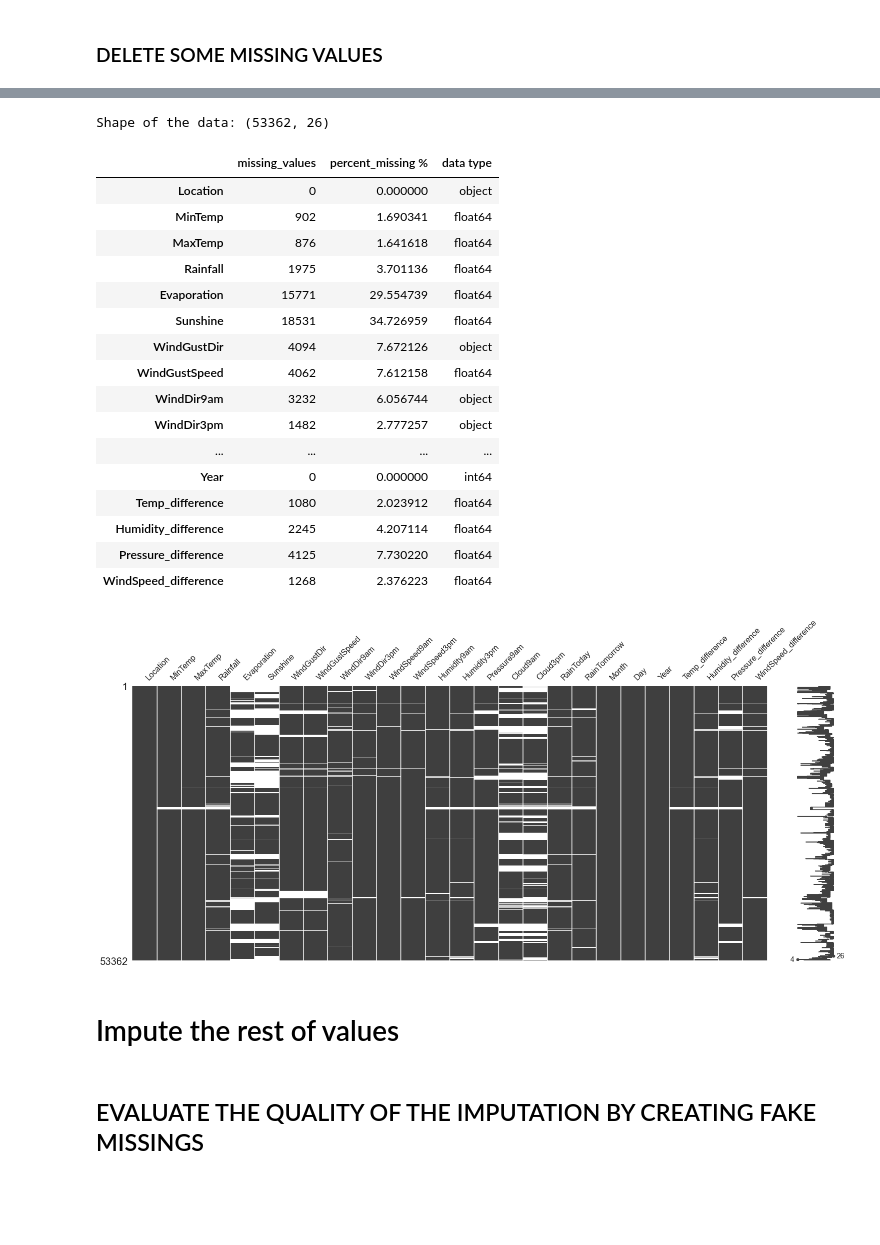
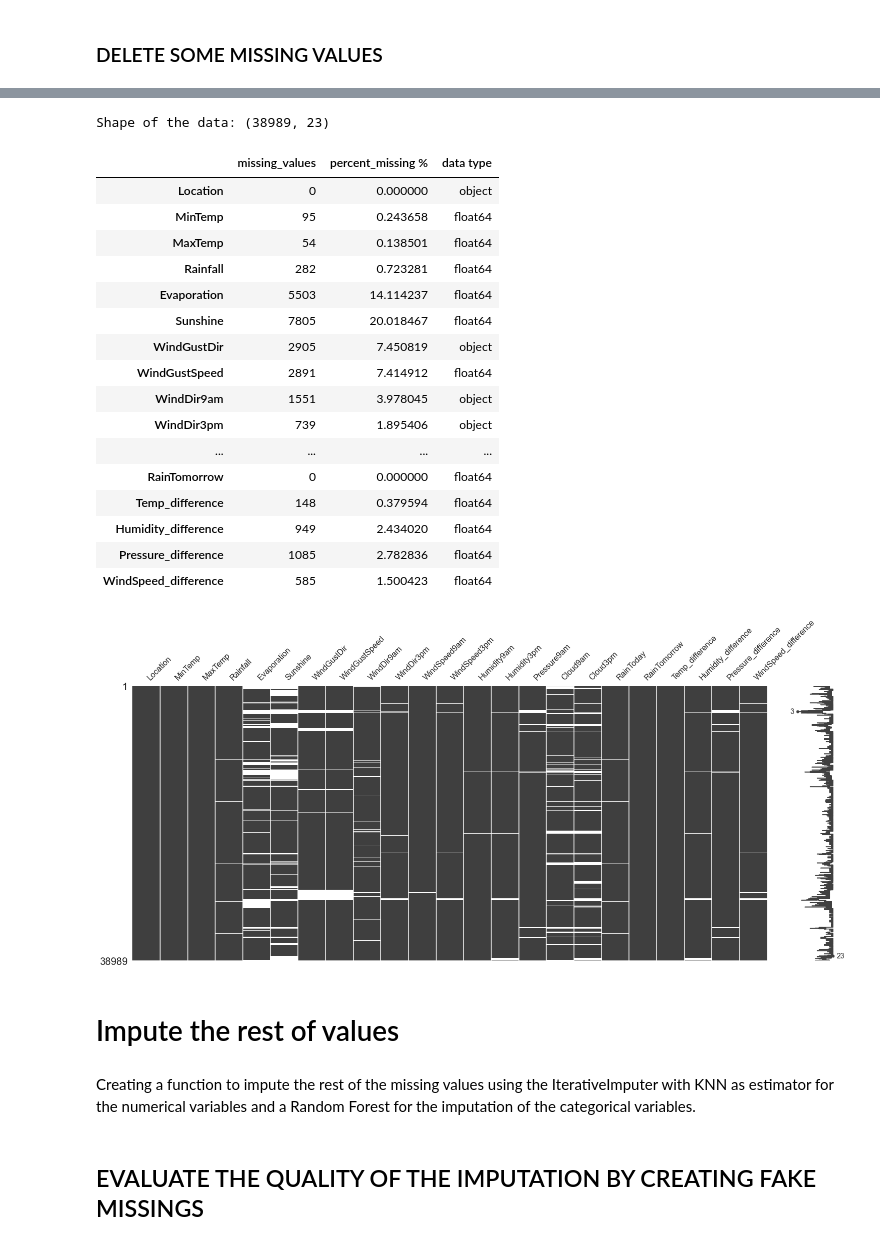
Before and after one commit to rogerbaiges/MLP-Model-Improvement-Project, a Jupyter notebook: src/MLP-improvement.ipynb, the cells around one changed output, grey strips where cells are left out. Saved outputs shown, nothing was run; the diff lists cells and outputs as text; code cells hidden in the pictures; blank space fills up the shorter version.

```diff
--- a/src/MLP-improvement.ipynb
+++ b/src/MLP-improvement.ipynb
@@ -232,2 +289,2 @@ Also remove the date variables, as they don't
 # %%
-rain_data.drop(['Temp3pm', 'Pressure3pm', 'Temp9am', 'Month', 'Date', 'Year'], axis = 1, inplace = True)
+rain_data.drop(['Temp3pm', 'Pressure3pm', 'Temp9am'], axis = 1, inplace = True)
@@ -234 +295,3 @@ rain_data.drop(['Temp3pm', 'Pressure3pm', 'Temp9am', 'Month', 'Date', 'Year'], a
+# %%
+rain_data.drop(['Day', 'Month', 'Year'], axis = 1, inplace = True)
 # %% [markdown]
@@ -305,46 +376,57 @@ missing_data
 # %%
+# Deleting the rows with missing values in the target variable RainTomorrow
+
+rain_data.dropna(subset=['RainTomorrow'], inplace=True)
+
+
 # Find the rows with missing values in the variables Evaporation and Sunshine
 
-mask = rain_data['Evaporation'].isna() & rain_data['Sunshine'].isna()
+mask_evaporation_sunshine = rain_data['Evaporation'].isna() & rain_data['Sunshine'].isna()
+indices_with_na_ES = rain_data[mask_evaporation_sunshine].index # Select the indexes of the rows with missing values
+num_to_remove = int(0.7 * len(indices_with_na_ES)) # Calculate the number of rows to remove
+indices_to_remove_ES = np.random.choice(indices_with_na_ES, num_to_remove, replace=False) # Select randomly the indexes of the rows to remove
+rain_data.drop(indices_to_remove_ES, inplace=True) # Remove the rows with missing values
 
-# Select the indexes of the rows with missing values
-indices_with_na = rain_data[mask].index
 
-# Calculate the number of rows to remove
-num_to_remove = int(0.5 * len(indices_with_na))
 
-# Select randomly the indexes of the rows to remove
-indices_to_remove = np.random.choice(indices_with_na, num_to_remove, replace=False)
+# Doing the same for the variables Cloud9am and Cloud3pm
 
-# Delete the rows with missing values
-rain_data.drop(indices_to_remove, inplace=True)
+mask_cloud9am_cloud3pm = rain_data['Cloud9am'].isna() & rain_data['Cloud3pm'].isna()
+indices_with_na_CC = rain_data[mask_cloud9am_cloud3pm].index
+num_to_remove = int(0.7 * len(indices_with_na_CC))
+indices_to_remove_CC = np.random.choice(indices_with_na_CC, num_to_remove, replace=False)
+rain_data.drop(indices_to_remove_CC, inplace=True)
+
+
 
 msno.matrix(rain_data)
 missing_data = create_missing_data_frame(rain_data)
 print(f'Shape of the data: {rain_data.shape}')
 missing_data
 # %% [output]
-Shape of the data: (53362, 26)
+Shape of the data: (38989, 23)
 |  | missing_values | percent_missing % | data type |
 | Location | 0 | 0.000000 | object |
-| MinTemp | 902 | 1.690341 | float64 |
-| MaxTemp | 876 | 1.641618 | float64 |
-| Rainfall | 1975 | 3.701136 | float64 |
-| Evaporation | 15771 | 29.554739 | float64 |
-| Sunshine | 18531 | 34.726959 | float64 |
-| WindGustDir | 4094 | 7.672126 | object |
-| WindGustSpeed | 4062 | 7.612158 | float64 |
-| WindDir9am | 3232 | 6.056744 | object |
-| WindDir3pm | 1482 | 2.777257 | object |
+| MinTemp | 95 | 0.243658 | float64 |
+| MaxTemp | 54 | 0.138501 | float64 |
+| Rainfall | 282 | 0.723281 | float64 |
+| Evaporation | 5503 | 14.114237 | float64 |
+| Sunshine | 7805 | 20.018467 | float64 |
+| WindGustDir | 2905 | 7.450819 | object |
+| WindGustSpeed | 2891 | 7.414912 | float64 |
+| WindDir9am | 1551 | 3.978045 | object |
+| WindDir3pm | 739 | 1.895406 | object |
 | ... | ... | ... | ... |
-| Year | 0 | 0.000000 | int64 |
-| Temp_difference | 1080 | 2.023912 | float64 |
-| Humidity_difference | 2245 | 4.207114 | float64 |
-| Pressure_difference | 4125 | 7.730220 | float64 |
-| WindSpeed_difference | 1268 | 2.376223 | float64 |
+| RainTomorrow | 0 | 0.000000 | float64 |
+| Temp_difference | 148 | 0.379594 | float64 |
+| Humidity_difference | 949 | 2.434020 | float64 |
+| Pressure_difference | 1085 | 2.782836 | float64 |
+| WindSpeed_difference | 585 | 1.500423 | float64 |
-[figure, old version]
+[figure, new version]
 # %% [markdown]
 # Impute the rest of values
+# %% [markdown]
+Creating a function to impute the rest of the missing values using the IterativeImputer with KNN as estimator for the numerical variables and a Random Forest for the imputation of the categorical variables.
 # %%
 from sklearn.ensemble import RandomForestClassifier
 from sklearn.neighbors import KNeighborsRegressor
```
Also changed, not shown: parts of 65 cells of this notebook, 3 other files.
